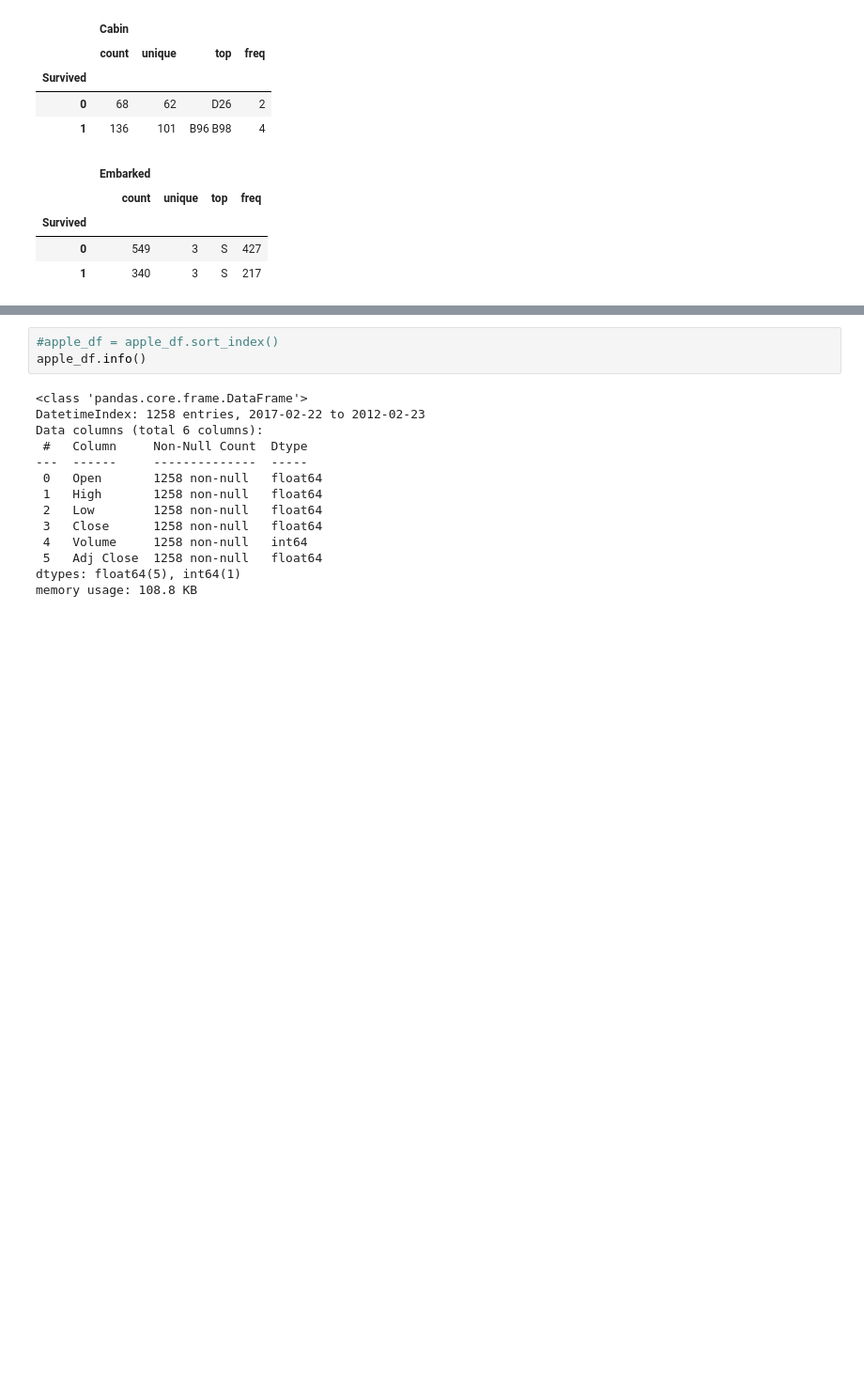
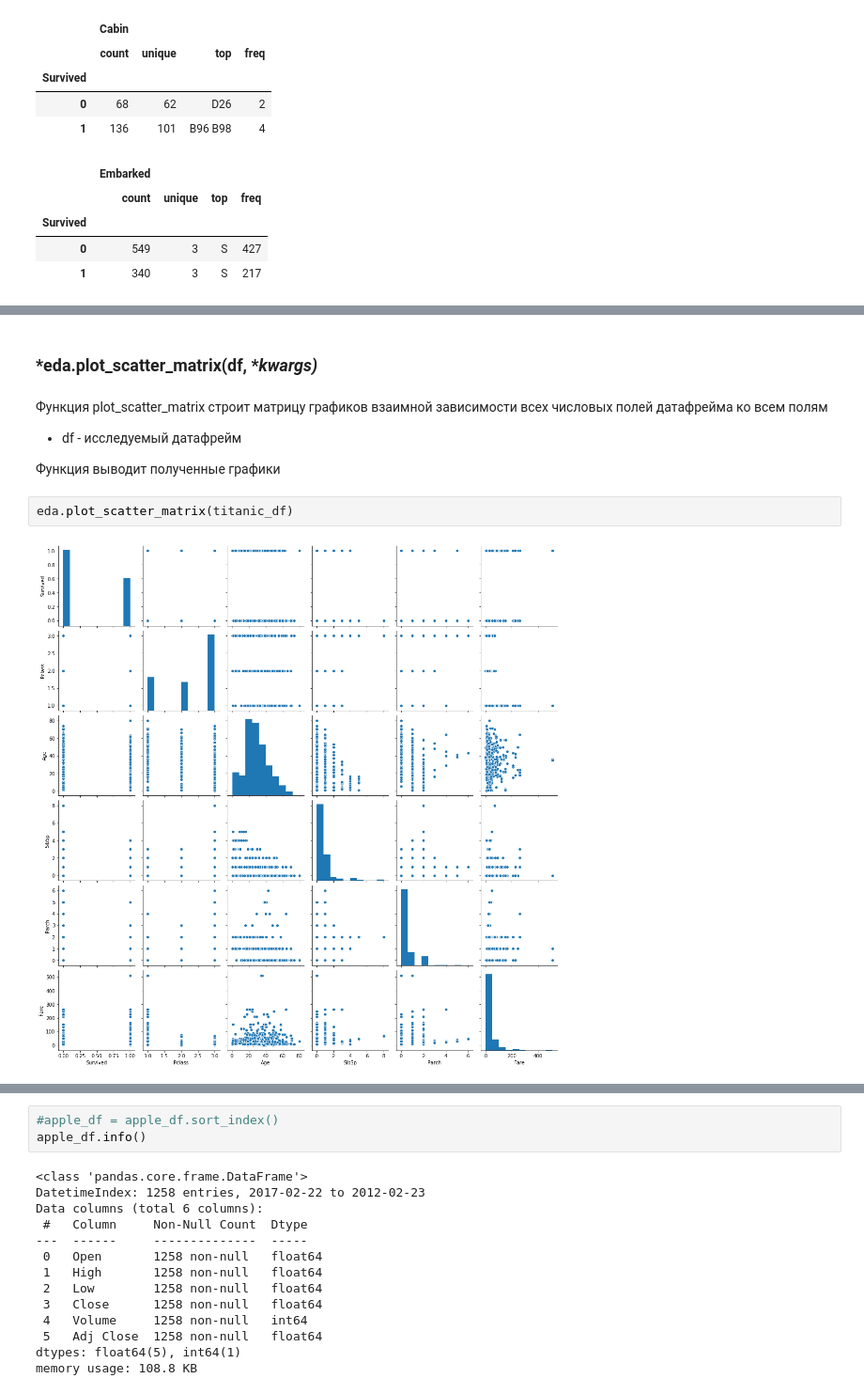
Before and after one commit to aksenov7/Kaggle_competition_group, a Jupyter notebook: exploratory_analysis/Example.ipynb, the cells around one changed output, grey strips where cells are left out. Shown at 94% size. Cells and saved outputs as stored; diff of their text form; blank space fills up the shorter version.

```diff
--- a/exploratory_analysis/Example.ipynb
+++ b/exploratory_analysis/Example.ipynb
@@ -205,0 +281,11 @@ eda.get_group_description(titanic_df, 'Survived')
+# %% [markdown]
+### *eda.plot_scatter_matrix(df, **kwargs)*
+# %% [markdown]
+Функция plot_scatter_matrix строит матрицу графиков взаимной зависимости всех числовых полей датафрейма ко всем полям
+* df - исследуемый датафрейм
+
+Функция выводит полученные графики
+# %%
+eda.plot_scatter_matrix(titanic_df)
+# %% [output]
+[figure, added]
```
Also changed, not shown: parts of 22 cells of this notebook, 1 other file.
